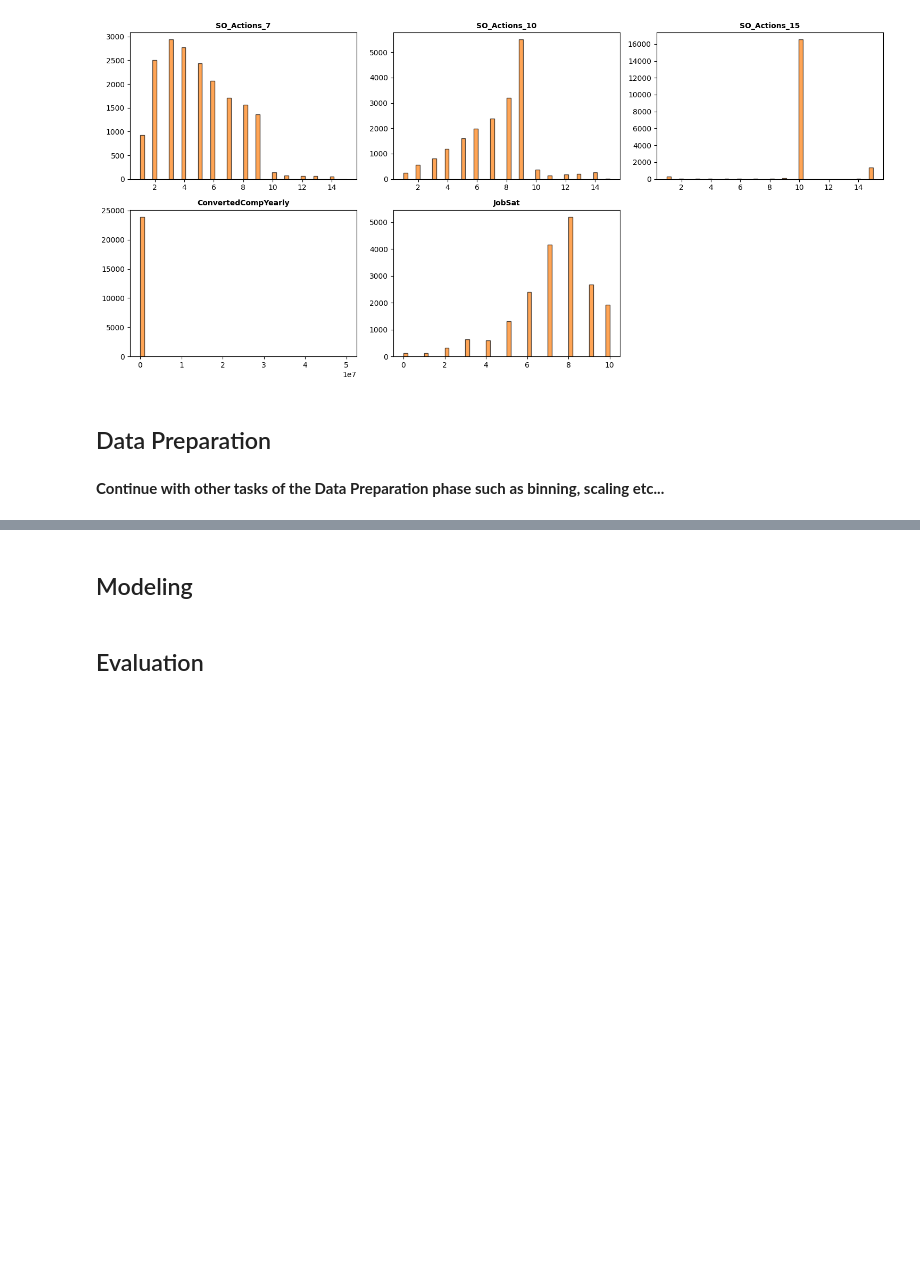
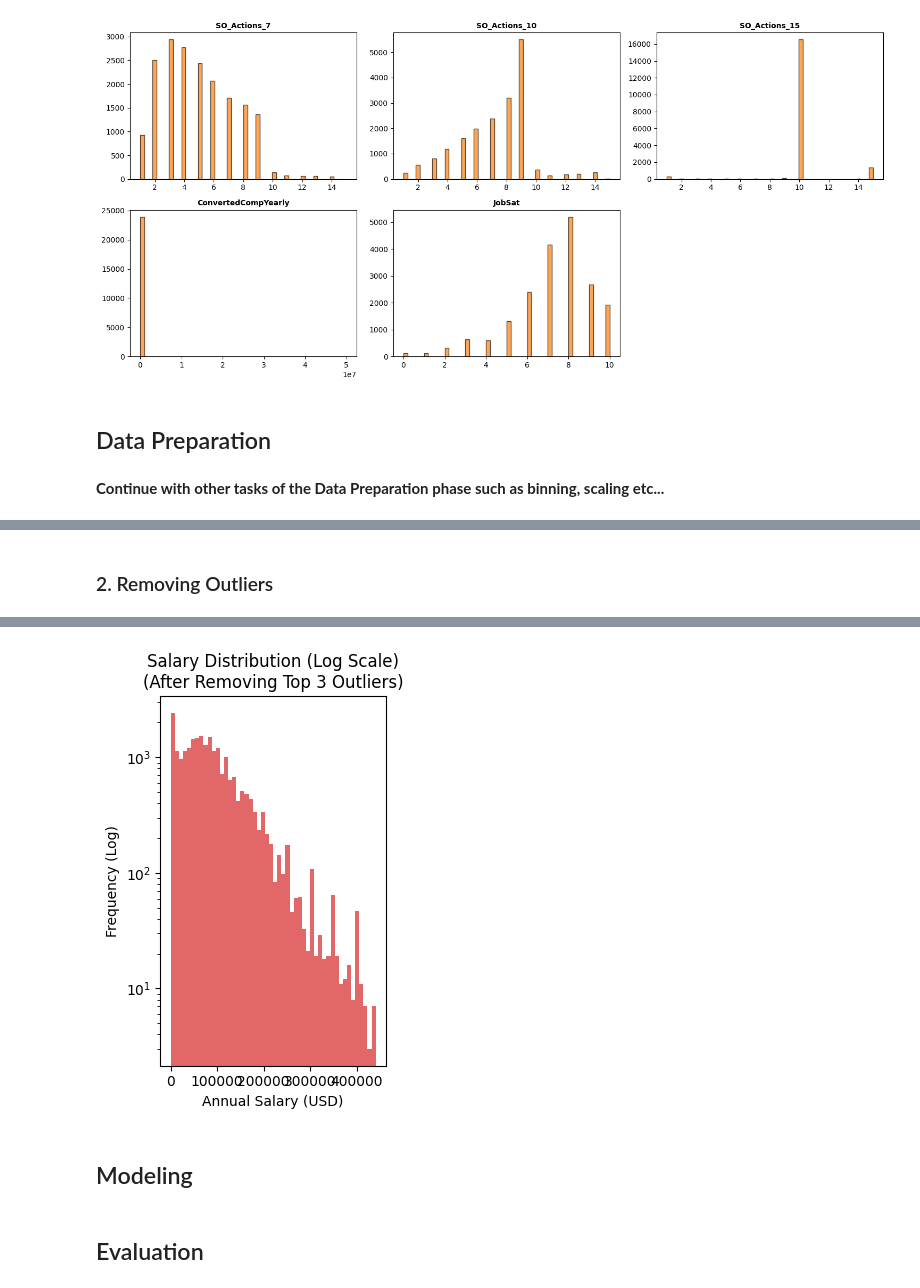
Before and after one commit to jonnyCap/BI---Data-Analytics, a Jupyter notebook: data-analytics-notebook.ipynb, the cells around one changed output, grey strips where cells are left out. Cells and saved outputs as stored; diff of their text form; code cells hidden in the pictures; blank space fills up the shorter version.

```diff
--- a/data-analytics-notebook.ipynb
+++ b/data-analytics-notebook.ipynb
@@ -1190,0 +1269,72 @@ engine.insert(handle_outliers_activity, prefixes=prefixes)
+# %% [markdown]
+### 2. Removing Outliers
+# %%
+# Remove ConvertedCompYearly outliers
+
+### ATTENTION: I am create a copied dataset here in order to not mess with the original one while still testing the code ###
+
+def removeOutliers(df: pd.DataFrame) -> pd.DataFrame:
+    dfNew = df.copy()
+
+    #Just for validation purposes once before and once after performing the deletion of rows by the 0,99 perceptile, to see the differences as well
+    topEarners = dfNew.sort_values(by='ConvertedCompYearly', ascending=False).head(10)
+    print(topEarners[['ConvertedCompYearly']])
+
+    p99 = dfNew['ConvertedCompYearly'].quantile(0.99)
+    dfNew = dfNew[dfNew['ConvertedCompYearly'] <= p99]
+
+    topEarners = dfNew.sort_values(by='ConvertedCompYearly', ascending=False).head(10)
+    print(topEarners[['ConvertedCompYearly']])
+
+    #Taken from studen_a
+    plt.subplot(1, 2, 1)
+    plt.hist(dfNew['ConvertedCompYearly'].dropna(), bins=50, color='#d62728', alpha=0.7)
+    plt.yscale('log')
+    plt.title("Salary Distribution (Log Scale)\n(After Removing Top 3 Outliers)")
+    plt.xlabel("Annual Salary (USD)")
+    plt.ylabel("Frequency (Log)")
+
+    return dfNew
+
+
+start_time_td = now()
+removeOutliers(data)
+end_time_td = now()
+
+outlier_remover_uuid_executor = "f41b9543-cf1e-403b-9bcd-00ddd0577055"
+outlier_remover_executor = [
+    f':handle_outliers prov:qualifiedAssociation :{outlier_remover_uuid_executor} .',
+    f':{outlier_remover_uuid_executor} prov:agent :{executed_by} .',
+    f':{outlier_remover_uuid_executor} rdf:type prov:Association .',
+    f':{outlier_remover_uuid_executor} prov:hadRole :{code_executor_role} .',
+]
+engine.insert(outlier_remover_executor, prefixes=prefixes)
+
+print("Inserted executor")
+
+outlier_remover_uuid_writer = "c6b8ac8d-6662-4b90-8913-1846063a3211"
+td_comment = """
+Removed the outliers with the help of the 0,99 perceptile
+"""
+
+outlier_remover_activity = [
+    ':handle_outliers rdf:type prov:Activity .',
+    ':handle_outliers sc:isPartOf :data_preparation_phase .',
+    ':handle_outliers rdfs:comment \'Data Preparation\' .',
+    f':handle_outliers rdfs:comment """{td_comment}""" .',
+    f':handle_outliers prov:startedAtTime "{start_time_td}"^^xsd:dateTime .',
+    f':handle_outliers prov:endedAtTime "{end_time_td}"^^xsd:dateTime .',
+    f':handle_outliers prov:qualifiedAssociation :{outlier_remover_uuid_writer} .',
+    f':{outlier_remover_uuid_writer} prov:agent :{outlier_remover_uuid_writer} .',
+    f':{outlier_remover_uuid_writer} rdf:type prov:Association .',
+    f':{outlier_remover_uuid_writer} prov:hadRole :{code_writer_role} .',
+    ':handle_outliers prov:used :data .',
+    ':handle_outliers prov:used :outlier_decision .',
+    ':cleaned_data rdf:type prov:Entity .',
+    ':cleaned_data prov:wasGeneratedBy :handle_outliers .',
+    ':cleaned_data prov:wasDerivedFrom :data .',
+]
+engine.insert(outlier_remover_activity, prefixes=prefixes)
+
+print("Inserted writer")
+# %% [output]
@@ -1191,3 +1358,4 @@ engine.insert(handle_outliers_activity, prefixes=prefixes)
+[figure, added]
 # %%
 # Your final transformed dataset should also be documented appropriately using Croissant, SI, etc.
 
```
Also changed, not shown: parts of 7 cells of this notebook, 3 other files.
